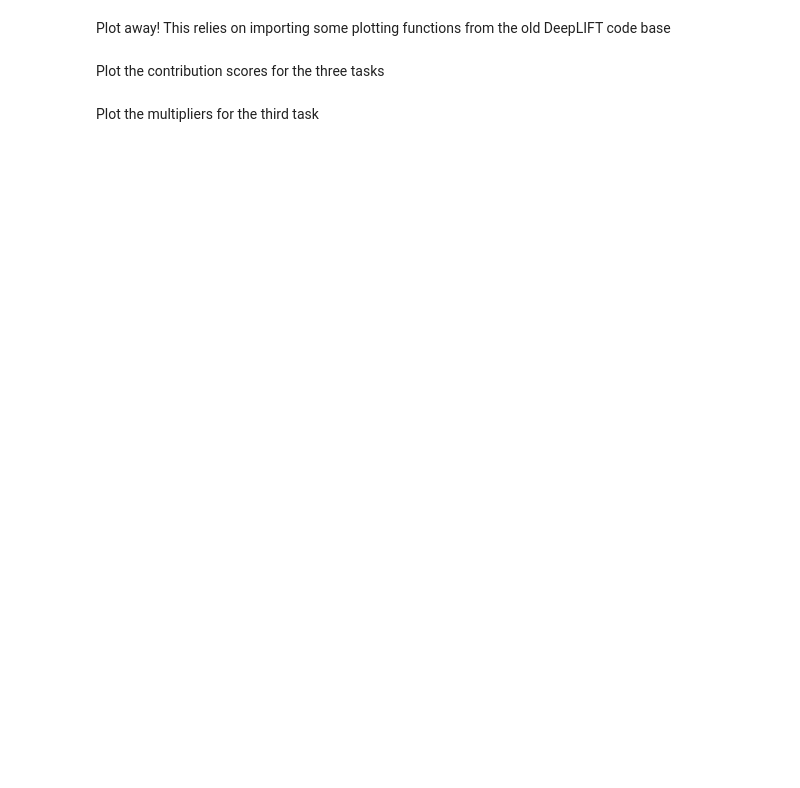
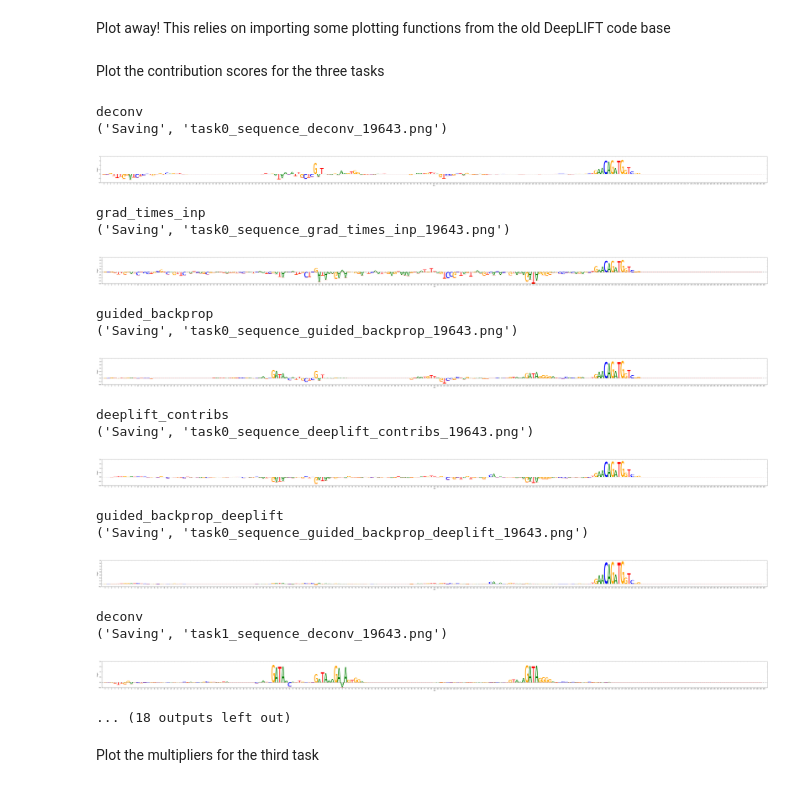
Before and after one commit to kundajelab/deeplift, a Jupyter notebook: examples/peytonsSimulatedGataModel/New DeepLIFT!.ipynb, the cells around one changed output. Cells and saved outputs as stored; diff of their text form; code cells hidden in the pictures; blank space fills up the shorter version.

```diff
--- a/examples/peytonsSimulatedGataModel/New DeepLIFT!.ipynb
+++ b/examples/peytonsSimulatedGataModel/New DeepLIFT!.ipynb
@@ -70,4 +66,7 @@ convert the keras sequential model into a deeplift sequential model
 # %%
 import blobs
 reload(blobs)
-deeplift_model = kc.convert_sequential_model(keras_model)
+from blobs import MxtsMode
+deeplift_model = kc.convert_sequential_model(keras_model, mxts_mode=MxtsMode.DeepLIFT)
+deeplift_contribs_func = deeplift_model.get_target_contribs_func(input_layer_idx=0)
+deeplift_multipliers_func = deeplift_model.get_target_multipliers_func(input_layer_idx=0)
@@ -78,0 +75,12 @@ target_multipliers_func = deeplift_model.get_target_multipliers_func(input_layer
+# %%
+gradients_model = kc.convert_sequential_model(keras_model, mxts_mode=MxtsMode.Gradient)
+grad_times_inp_func = gradients_model.get_target_contribs_func(input_layer_idx=0)
+guided_backprop_model = kc.convert_sequential_model(keras_model, mxts_mode=MxtsMode.GuidedBackprop)
+guided_backprop_func = guided_backprop_model.get_target_contribs_func(input_layer_idx=0)
+deconv_model = kc.convert_sequential_model(keras_model, mxts_mode=MxtsMode.DeconvNet)
+deconv_func = deconv_model.get_target_contribs_func(input_layer_idx=0)
+guided_backprop_deeplift_model = kc.convert_sequential_model(keras_model, mxts_mode=MxtsMode.GuidedBackpropDeepLIFT)
+guided_backprop_deeplift_func = guided_backprop_deeplift_model.get_target_contribs_func(input_layer_idx=0)
+# %%
+guided_backprop_deeplift_model = kc.convert_sequential_model(keras_model, mxts_mode=MxtsMode.GuidedBackpropDeepLIFT)
+guided_backprop_deeplift_func = guided_backprop_deeplift_model.get_target_contribs_func(input_layer_idx=0)
@@ -79,7 +89,16 @@ target_multipliers_func = deeplift_model.get_target_multipliers_func(input_layer
 # %% [markdown]
 Compute the contributions for all 3 tasks and the multipliers for the third task
 # %%
-contribs_datas = [np.array(target_contribs_func(task_idx=i, input_data_list=[data.X], batch_size=10, progress_update=10000))
+deeplift_contribs,\
+deeplift_multipliers,\
+grad_times_inp,\
+guided_backprop,\
+guided_backprop_deeplift,\
+deconv = [[np.array(contribs_func(task_idx=i, input_data_list=[[data.X[idx]]] , batch_size=10, progress_update=None))
                   for i in [0,1,2]]
-
-multipliers_data_task2 = np.array(target_multipliers_func(task_idx=2, input_data_list=[data.X], batch_size=10, progress_update=10000))
+                  for contribs_func in [deeplift_contribs_func,
+                                        deeplift_multipliers_func,
+                                        grad_times_inp_func,
+                                        guided_backprop_func,
+                                        guided_backprop_deeplift_func,
+                                        deconv_func]]
@@ -100,8 +114,36 @@ idx = 19643 #coordinates of the GATA are 123-136
 Plot the contribution scores for the three tasks
 # %%
 for task in [0,1,2]:
-    makePngOfSequenceDeepLIFTScores(contribs_datas[task][idx]
-                                    , pngName="task"+str(task)+"_sequenceDLscores_weirdOne_"+str(idx)+".png")
+    for (scores, scores_name) in [
+                (deconv, 'deconv'),
+                (grad_times_inp, 'grad_times_inp'),
+                (guided_backprop, 'guided_backprop'),
+                (deeplift_contribs, 'deeplift_contribs'),
+                #(deeplift_multipliers, 'deeplift_multipliers'),
+                (guided_backprop_deeplift, 'guided_backprop_deeplift')]:
+        print(scores_name)
+        makePngOfSequenceDeepLIFTScores(scores[task][0]
+                                    , pngName="task"+str(task)+"_sequence_"+scores_name+"_"+str(idx)+".png")
+# %% [output]
+deconv
+('Saving', 'task0_sequence_deconv_19643.png')
+[figure, added]
+grad_times_inp
+('Saving', 'task0_sequence_grad_times_inp_19643.png')
+[figure, added]
+guided_backprop
+('Saving', 'task0_sequence_guided_backprop_19643.png')
+[figure, added]
+deeplift_contribs
+('Saving', 'task0_sequence_deeplift_contribs_19643.png')
+[figure, added]
+guided_backprop_deeplift
+('Saving', 'task0_sequence_guided_backprop_deeplift_19643.png')
+[figure, added]
+deconv
+('Saving', 'task1_sequence_deconv_19643.png')
+[figure, added]
+... (18 outputs left out)
 # %% [markdown]
 Plot the multipliers for the third task
 # %%
```
Also changed, not shown: parts of 9 cells of this notebook, 37 other files.
